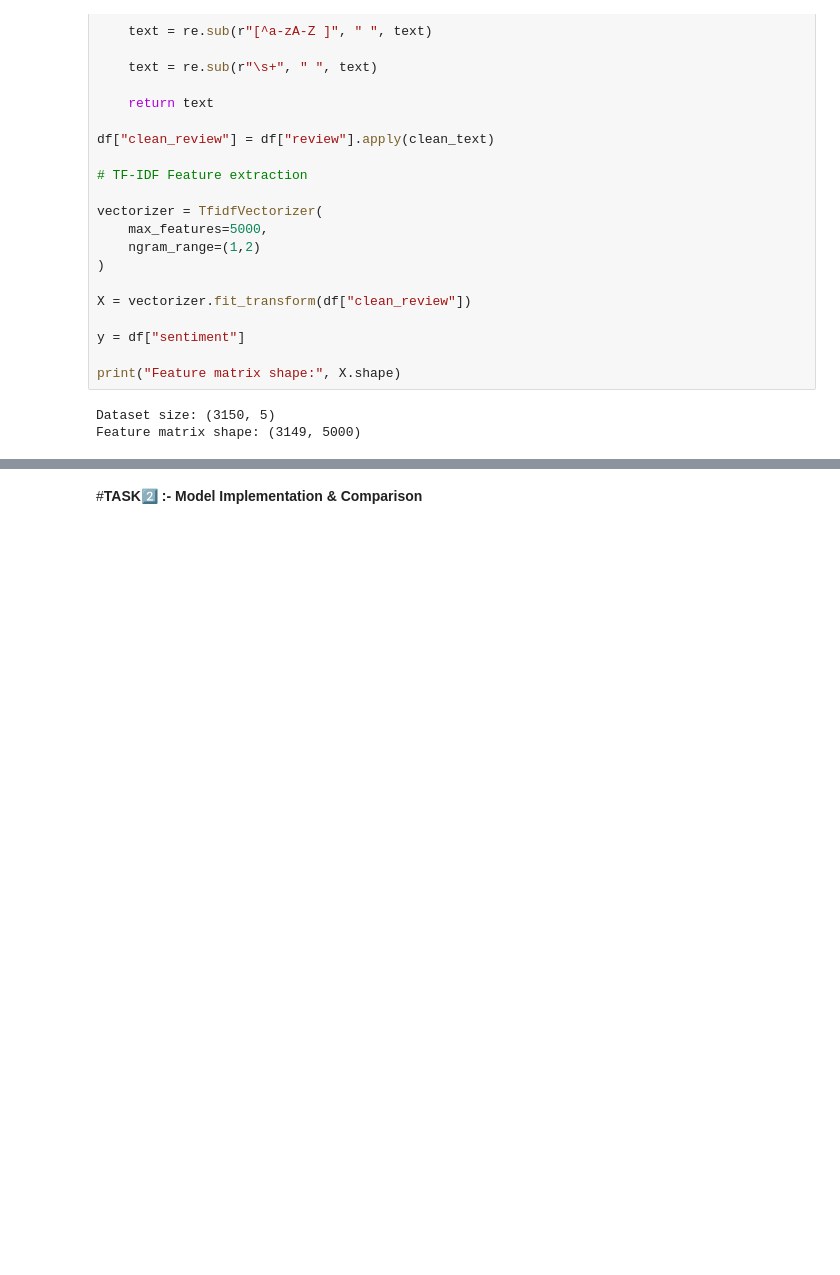
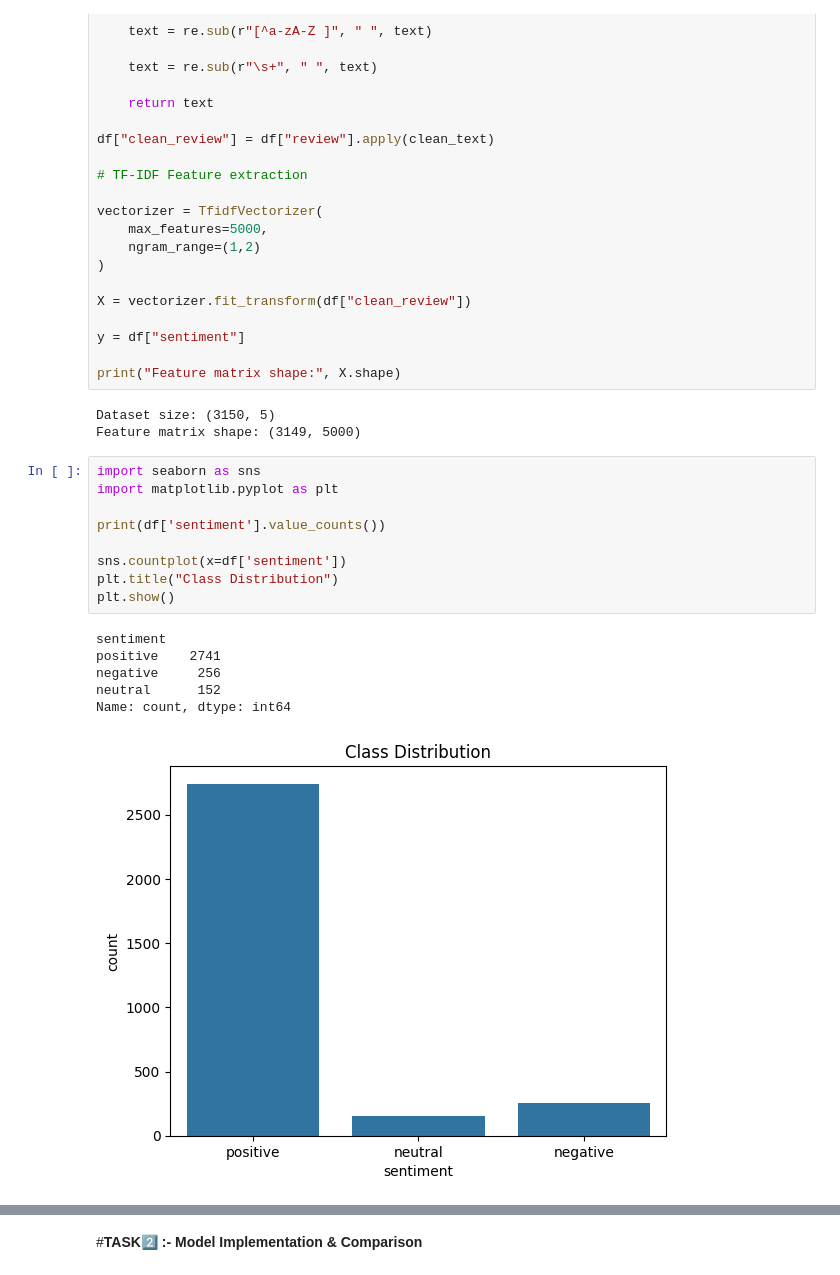
Before and after one commit to ajuanil9898-star/amazon-sentiment-analyzer---mod, a Jupyter notebook: NLP_CBP_FINAL_(git).ipynb, the cells around one changed output, grey strips where cells are left out. Drawn from its saved outputs; the diff is of its cells as text; blank space fills up the shorter version.

```diff
--- a/NLP_CBP_FINAL_(git).ipynb
+++ b/NLP_CBP_FINAL_(git).ipynb
@@ -97,3 +97,19 @@ print("Feature matrix shape:", X.shape)
 # %% [output]
 Dataset size: (3150, 5)
 Feature matrix shape: (3149, 5000)
+# %%
+import seaborn as sns
+import matplotlib.pyplot as plt
+
+print(df['sentiment'].value_counts())
+
+sns.countplot(x=df['sentiment'])
+plt.title("Class Distribution")
+plt.show()
+# %% [output]
+sentiment
+positive    2741
+negative     256
+neutral      152
+Name: count, dtype: int64
+[figure, added]
```
Also changed, not shown: parts of 4 cells of this notebook.
